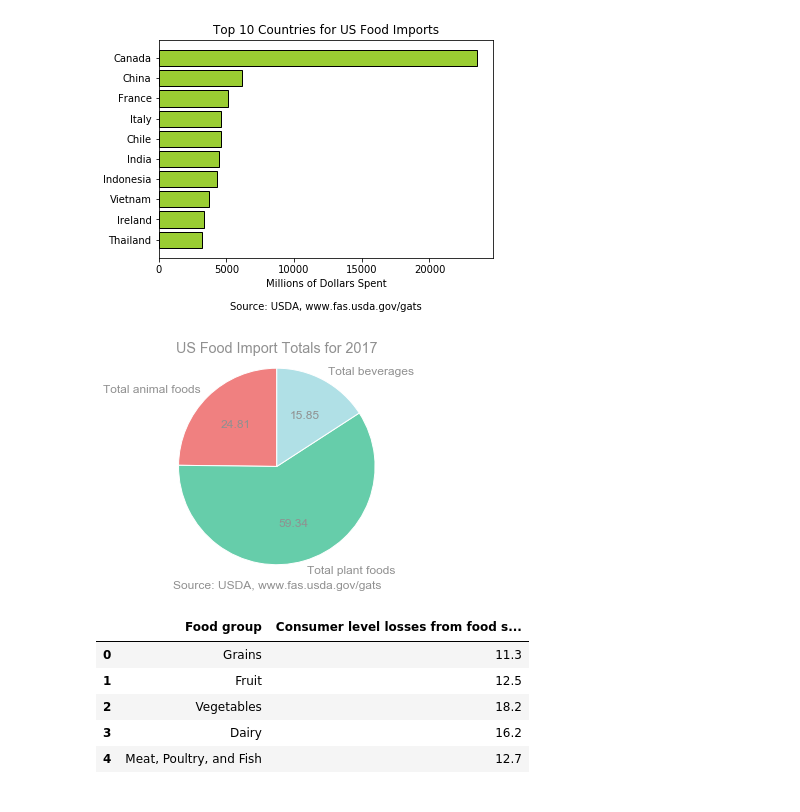
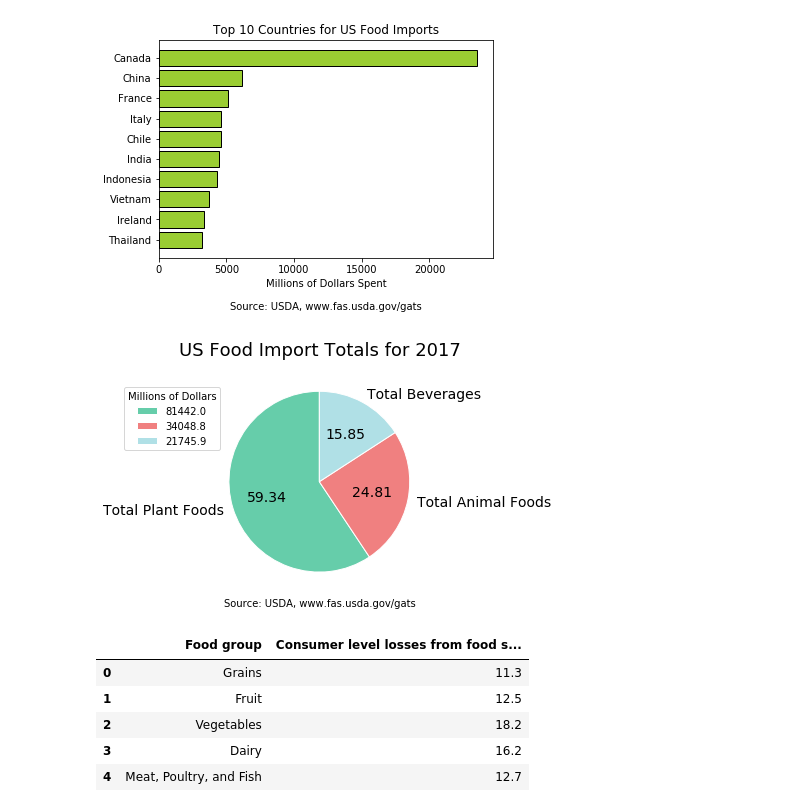
Before and after one commit to ashleylizg/foodpact, a Jupyter notebook: ipynb/us_food_imports.ipynb, the cells around one changed output. Cells and saved outputs as stored; diff of their text form; code cells hidden in the pictures.

Commit message:
#5 screwing around w/ mpld3

```diff
--- a/ipynb/us_food_imports.ipynb
+++ b/ipynb/us_food_imports.ipynb
@@ -64,20 +67,25 @@ plt.show()
 # %%
 import_totals = pd.read_csv('C:/Users/Ashley/workspace/foodpact2/to_use/import_food_totals.csv')
 # %%
-colors = ['lightcoral', 'mediumaquamarine', 'powderblue']
+colors = ['mediumaquamarine','lightcoral','powderblue']
 
-pieLabels = ['Total animal foods', 'Total plant foods', 'Total beverages']
-values = [34048.80, 81442.00, 21745.90]
+pieLabels = ['Total Plant Foods','Total Animal Foods','Total Beverages']
+values = [81442.00, 34048.80, 21745.90]
 
 
 fig, ax = plt.subplots()
-ax.pie(values,labels=pieLabels, colors=colors, autopct='%1.2f', startangle=90, wedgeprops={"edgecolor":"white"})
+ax.pie(values,labels=pieLabels, colors=colors, autopct='%1.2f', startangle=90, wedgeprops={"edgecolor":"white"}, textprops={'fontsize': 14})
 ax.axis('equal')
-ax.set_title('US Food Import Totals for 2017')
-ax.set_xlabel('Source: USDA, www.fas.usda.gov/gats')
+ax.set_title('US Food Import Totals for 2017\n', fontsize=18)
+ax.set_xlabel('\nSource: USDA, www.fas.usda.gov/gats', fontsize=10)
+ax.legend(values, loc="upper left", title="Millions of Dollars")
+plt.tight_layout()
+
+### mpld3.fig_to_html(fig)
+### mpld3.save_html(fig,'us_imports_final')
 plt.show()
 # %% [output]
-[figure, old version]
+[figure, new version]
 # %%
 waste_totals = pd.read_csv('C:/Users/Ashley/workspace/foodpact2/consumer_losses.csv')
 # %%
```
Also changed, not shown: parts of 3 cells of this notebook, 1 other file.
